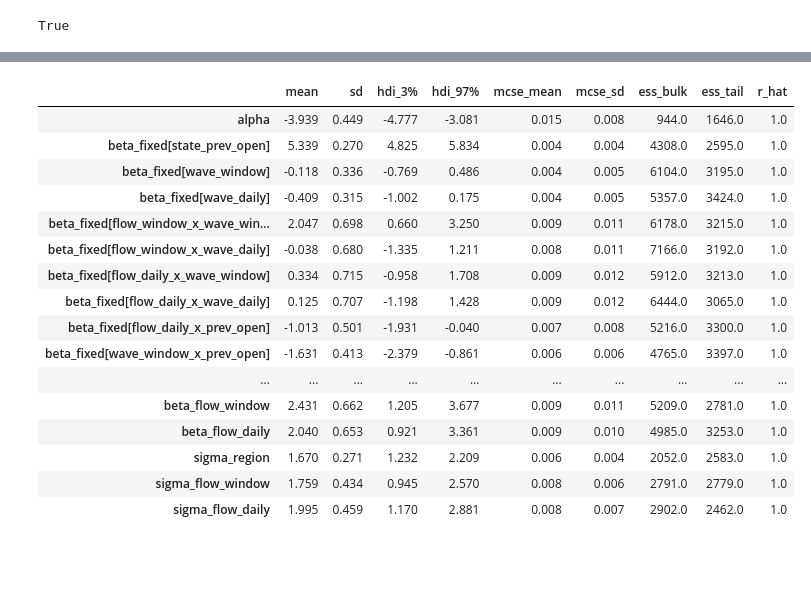
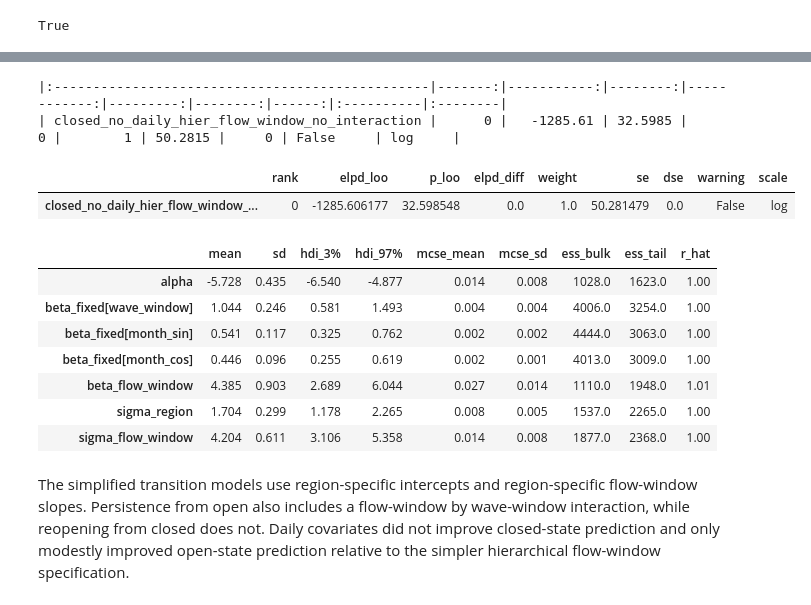
Before and after one commit to kyle-dorman/estuary, a Jupyter notebook: notebooks/seasonal_drivers_v2.ipynb, the cells around one changed output, grey strips where cells are left out. Saved outputs shown, nothing was run; the diff lists cells and outputs as text; code cells hidden in the pictures; blank space fills up the shorter version.

```diff
--- a/notebooks/seasonal_drivers_v2.ipynb
+++ b/notebooks/seasonal_drivers_v2.ipynb
@@ -60,0 +23,8 @@ annual: (171, 56)
+# %%
+base = Path("/Users/kyledorman/data/results/estuary/train/20260305-095554/seasonal_drivers")
+
+train_df = pd.read_parquet(base / "train_eval_pair_dataset.parquet")
+timeline_df = pd.read_parquet(base / "transition_model_timeline.parquet")
+events_df = pd.read_parquet(base / "transition_event_windows.parquet")
+
+train_df.head()
@@ -1176,0 +282,25 @@ Sampling 4 chains for 1_000 tune and 1_000 draw iterations (4_000 + 4_000 draws
+# %%
+spec = {
+    "fixed_cols": [
+        "wave_window",
+        "month_sin",
+        "month_cos",
+    ],
+    "region_slope_col": "flow_window",
+}
+name = "closed_no_daily_hier_flow_window_no_interaction"
+
+model, trace, region_levels = fit_closed_pymc_model(
+    train_df=train_df,
+    fixed_cols=spec["fixed_cols"],
+    region_slope_col=spec["region_slope_col"],
+    draws=1000,
+    tune=2000,
+    chains=4,
+    target_accept=0.95,
+    random_seed=42,
+)
+
+closed_models[name] = model
+closed_traces[name] = trace
+closed_region_levels[name] = region_levels
@@ -1177,32 +314,33 @@ Sampling 4 chains for 1_000 tune and 1_000 draw iterations (4_000 + 4_000 draws
+# %%
+A = az.compare(closed_traces, ic="loo")
+print(A.to_markdown())
+A
+# %% [output]
+|:------------------------------------------------|-------:|-----------:|--------:|------------:|---------:|--------:|------:|:----------|:--------|
+| closed_no_daily_hier_flow_window_no_interaction |      0 |   -1285.61 | 32.5985 |           0 |        1 | 50.2815 |     0 | False     | log     |
+|  | rank | elpd_loo | p_loo | elpd_diff | weight | se | dse | warning | scale |
+| closed_no_daily_hier_flow_window_... | 0 | -1285.606177 | 32.598548 | 0.0 | 1.0 | 50.281479 | 0.0 | False | log |
 # %%
 az.summary(
-    trace,
+    closed_traces["closed_no_daily_hier_flow_window_no_interaction"],
     var_names=[
         "alpha",
         "beta_fixed",
         "beta_flow_window",
-        "beta_flow_daily",
         "sigma_region",
         "sigma_flow_window",
-        "sigma_flow_daily",
     ],
+    filter_vars="like",
 )
 # %% [output]
 |  | mean | sd | hdi_3% | hdi_97% | mcse_mean | mcse_sd | ess_bulk | ess_tail | r_hat |
-| alpha | -3.939 | 0.449 | -4.777 | -3.081 | 0.015 | 0.008 | 944.0 | 1646.0 | 1.0 |
-| beta_fixed[state_prev_open] | 5.339 | 0.270 | 4.825 | 5.834 | 0.004 | 0.004 | 4308.0 | 2595.0 | 1.0 |
-| beta_fixed[wave_window] | -0.118 | 0.336 | -0.769 | 0.486 | 0.004 | 0.005 | 6104.0 | 3195.0 | 1.0 |
-| beta_fixed[wave_daily] | -0.409 | 0.315 | -1.002 | 0.175 | 0.004 | 0.005 | 5357.0 | 3424.0 | 1.0 |
-| beta_fixed[flow_window_x_wave_win... | 2.047 | 0.698 | 0.660 | 3.250 | 0.009 | 0.011 | 6178.0 | 3215.0 | 1.0 |
-| beta_fixed[flow_window_x_wave_daily] | -0.038 | 0.680 | -1.335 | 1.211 | 0.008 | 0.011 | 7166.0 | 3192.0 | 1.0 |
-| beta_fixed[flow_daily_x_wave_window] | 0.334 | 0.715 | -0.958 | 1.708 | 0.009 | 0.012 | 5912.0 | 3213.0 | 1.0 |
-| beta_fixed[flow_daily_x_wave_daily] | 0.125 | 0.707 | -1.198 | 1.428 | 0.009 | 0.012 | 6444.0 | 3065.0 | 1.0 |
-| beta_fixed[flow_daily_x_prev_open] | -1.013 | 0.501 | -1.931 | -0.040 | 0.007 | 0.008 | 5216.0 | 3300.0 | 1.0 |
-| beta_fixed[wave_window_x_prev_open] | -1.631 | 0.413 | -2.379 | -0.861 | 0.006 | 0.006 | 4765.0 | 3397.0 | 1.0 |
-| ... | ... | ... | ... | ... | ... | ... | ... | ... | ... |
-| beta_flow_window | 2.431 | 0.662 | 1.205 | 3.677 | 0.009 | 0.011 | 5209.0 | 2781.0 | 1.0 |
-| beta_flow_daily | 2.040 | 0.653 | 0.921 | 3.361 | 0.009 | 0.010 | 4985.0 | 3253.0 | 1.0 |
-| sigma_region | 1.670 | 0.271 | 1.232 | 2.209 | 0.006 | 0.004 | 2052.0 | 2583.0 | 1.0 |
-| sigma_flow_window | 1.759 | 0.434 | 0.945 | 2.570 | 0.008 | 0.006 | 2791.0 | 2779.0 | 1.0 |
-| sigma_flow_daily | 1.995 | 0.459 | 1.170 | 2.881 | 0.008 | 0.007 | 2902.0 | 2462.0 | 1.0 |
+| alpha | -5.728 | 0.435 | -6.540 | -4.877 | 0.014 | 0.008 | 1028.0 | 1623.0 | 1.00 |
+| beta_fixed[wave_window] | 1.044 | 0.246 | 0.581 | 1.493 | 0.004 | 0.004 | 4006.0 | 3254.0 | 1.00 |
+| beta_fixed[month_sin] | 0.541 | 0.117 | 0.325 | 0.762 | 0.002 | 0.002 | 4444.0 | 3063.0 | 1.00 |
+| beta_fixed[month_cos] | 0.446 | 0.096 | 0.255 | 0.619 | 0.002 | 0.001 | 4013.0 | 3009.0 | 1.00 |
+| beta_flow_window | 4.385 | 0.903 | 2.689 | 6.044 | 0.027 | 0.014 | 1110.0 | 1948.0 | 1.01 |
+| sigma_region | 1.704 | 0.299 | 1.178 | 2.265 | 0.008 | 0.005 | 1537.0 | 2265.0 | 1.00 |
+| sigma_flow_window | 4.204 | 0.611 | 3.106 | 5.358 | 0.014 | 0.008 | 1877.0 | 2368.0 | 1.00 |
+# %% [markdown]
+The simplified transition models use region-specific intercepts and region-specific flow-window slopes. Persistence from open also includes a flow-window by wave-window interaction, while reopening from closed does not. Daily covariates did not improve closed-state prediction and only modestly improved open-state prediction relative to the simpler hierarchical flow-window specification.
 # %%
```
Also changed, not shown: parts of 77 cells of this notebook, 6 other files.
